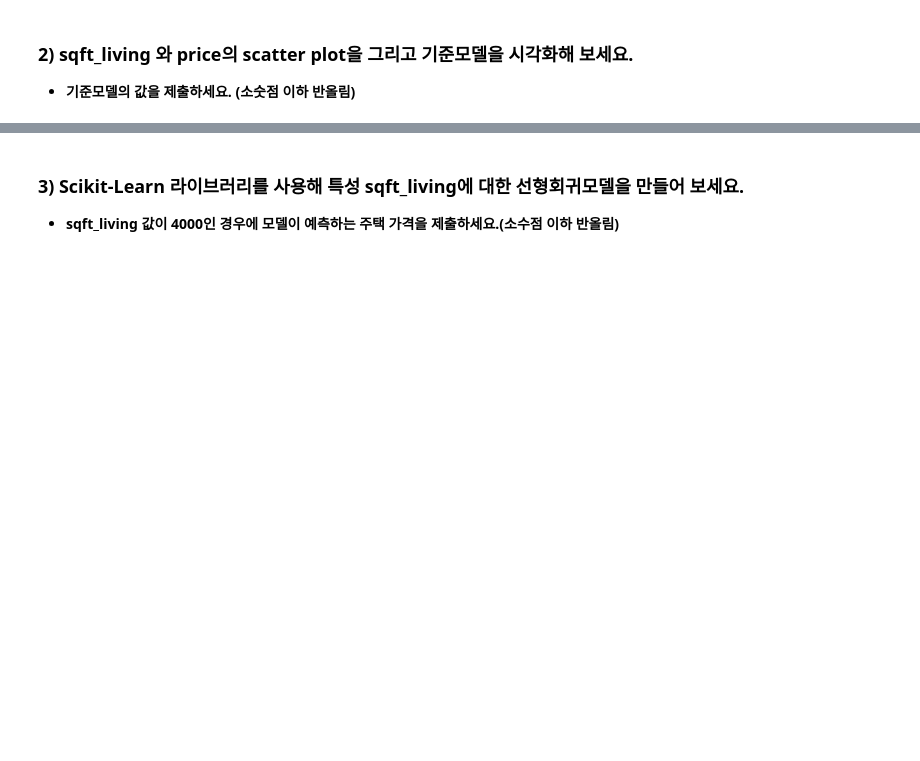
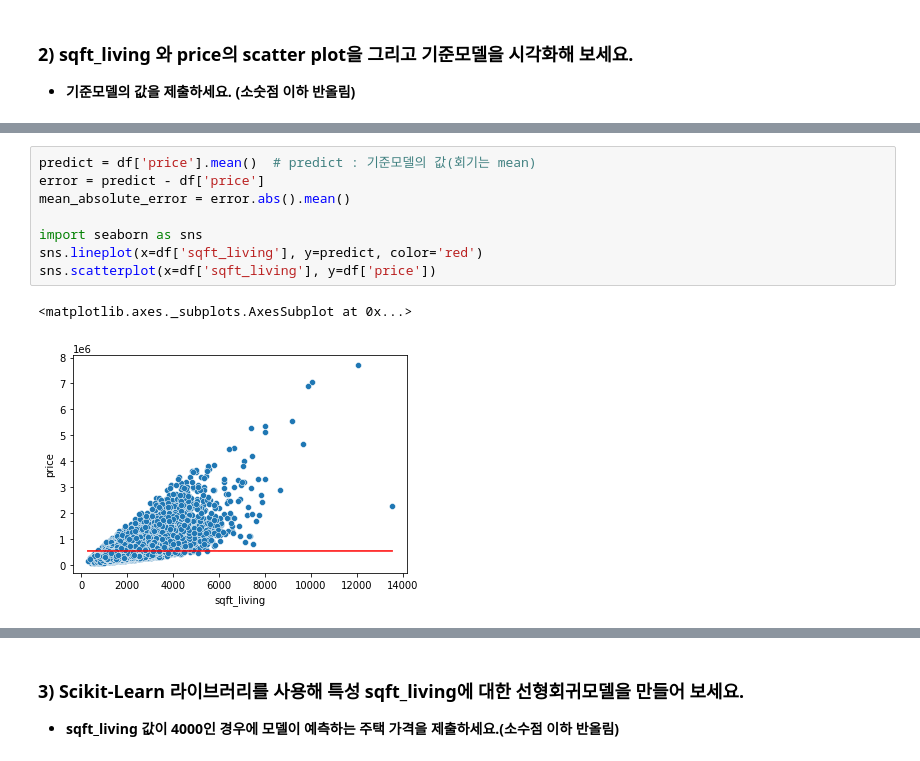
Before and after one commit to ttogle918/ds-zip, a Jupyter notebook: n211-simple-regression/n211a-simple-regression.ipynb, the cells around one changed output, grey strips where cells are left out. Drawn from its saved outputs; the diff is of its cells as text; blank space fills up the shorter version.

```diff
--- a/n211-simple-regression/n211a-simple-regression.ipynb
+++ b/n211-simple-regression/n211a-simple-regression.ipynb
@@ -30,0 +74,11 @@ df = pd.read_csv('https://ds-lecture-data.s3.ap-northeast-2.amazonaws.com/kc_hou
+# %%
+predict = df['price'].mean()  # predict : 기준모델의 값(회기는 mean)
+error = predict - df['price']
+mean_absolute_error = error.abs().mean()
+
+import seaborn as sns
+sns.lineplot(x=df['sqft_living'], y=predict, color='red')
+sns.scatterplot(x=df['sqft_living'], y=df['price'])
+# %% [output]
+<matplotlib.axes._subplots.AxesSubplot at 0x...>
+[figure, added]
```
Also changed, not shown: parts of 21 cells of this notebook.
